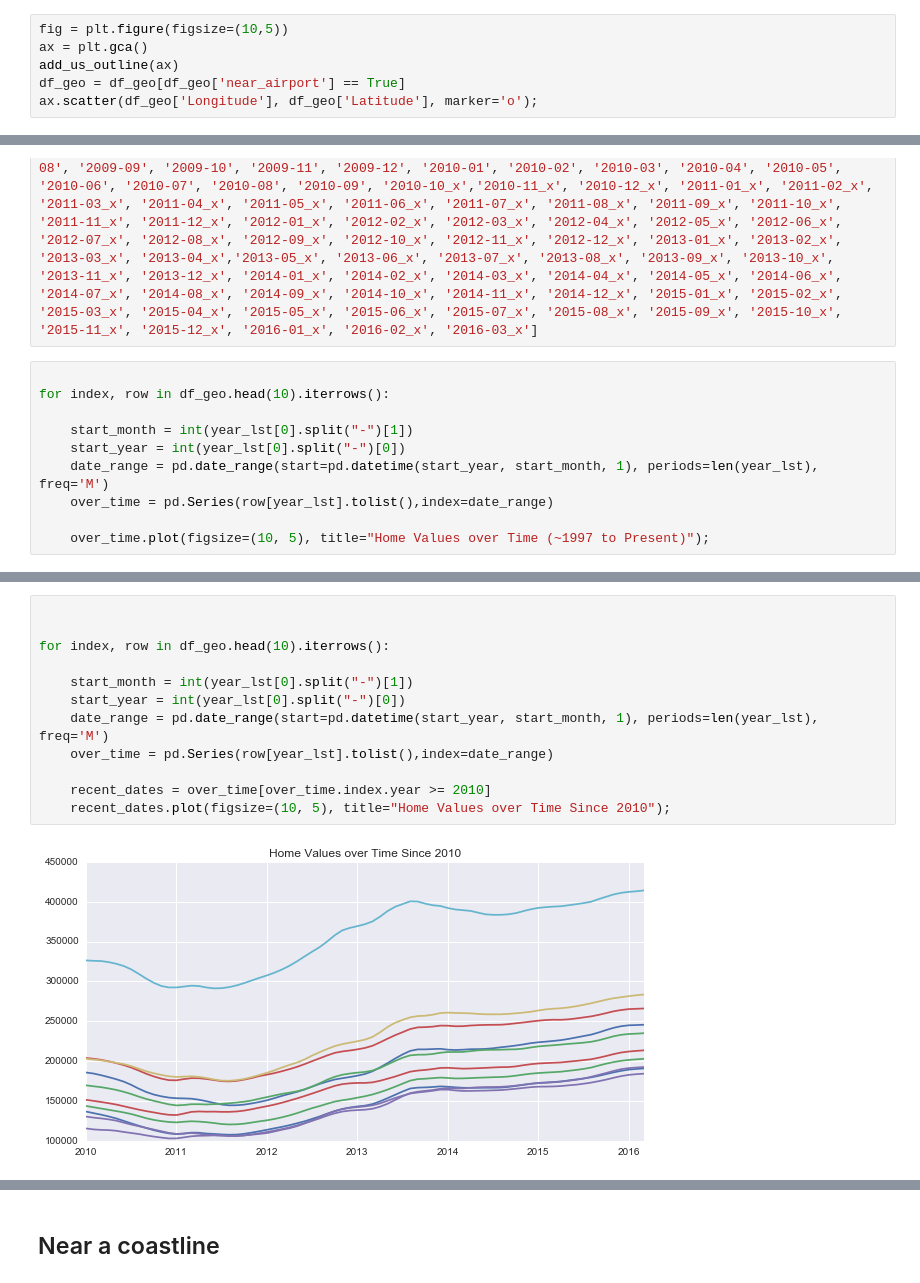
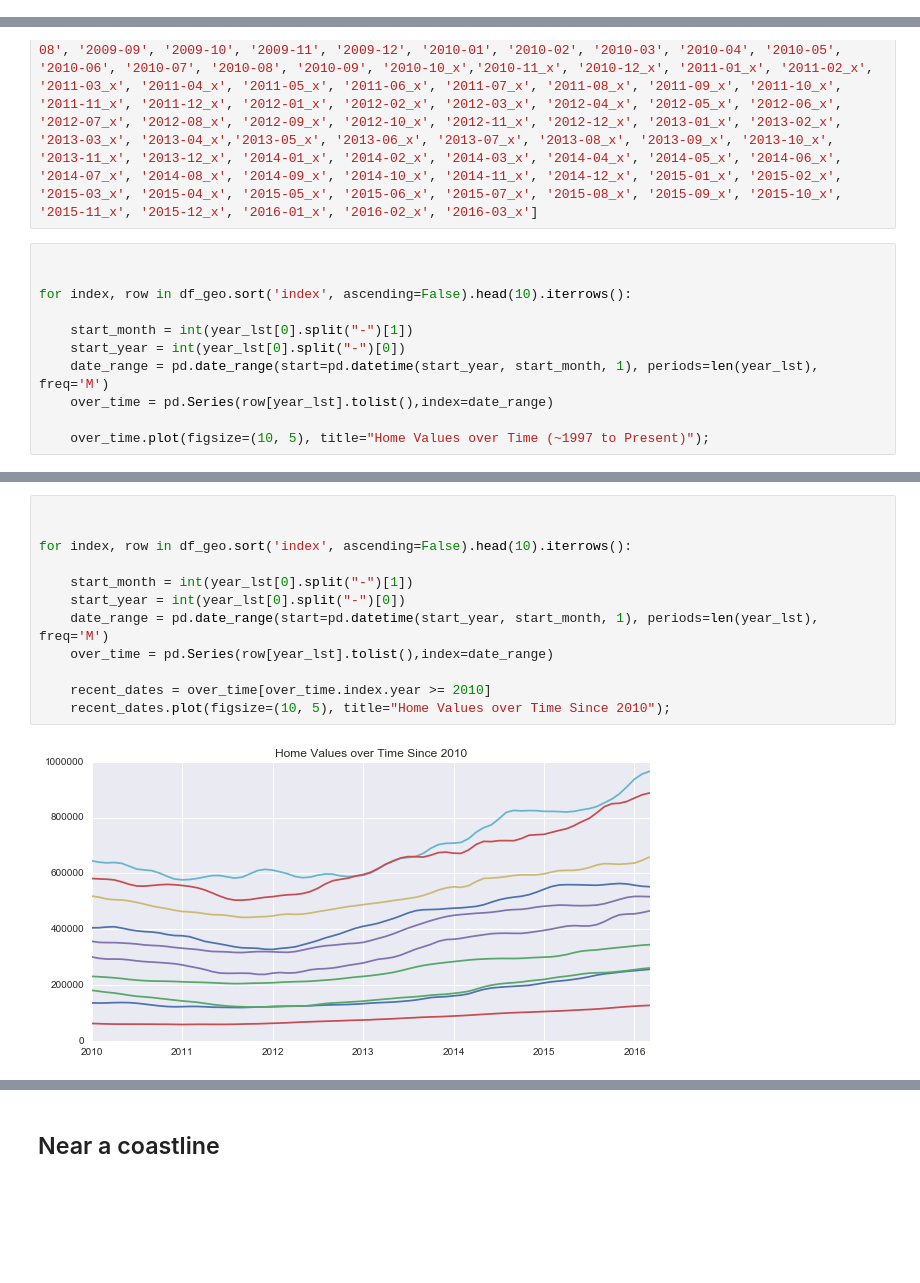
Before and after one commit to matt-stringer/vacation-rentals, a Jupyter notebook: Second Home Analysis.ipynb, the cells around one changed output, grey strips where cells are left out. Saved outputs shown, nothing was run; the diff lists cells and outputs as text; blank space fills up the shorter version.

```diff
--- a/Second Home Analysis.ipynb
+++ b/Second Home Analysis.ipynb
@@ -199,9 +219,3 @@ def check_location(row):
 
 
 df_geo['near_airport'] = df_geo.apply(check_location, axis=1)
-# %%
-fig = plt.figure(figsize=(10,5))
-ax = plt.gca()
-add_us_outline(ax)
-df_geo = df_geo[df_geo['near_airport'] == True]
-ax.scatter(df_geo['Longitude'], df_geo['Latitude'], marker='o');
@@ -304,6 +338,7 @@ year_lst = ['1996-04', '1996-05', '1996-06', '1996-07', '1996-08', '1996-09', '1
 # %%
 
-for index, row in df_geo.head(10).iterrows():
+
+for index, row in df_geo.sort('index', ascending=False).head(10).iterrows():
 
     start_month = int(year_lst[0].split("-")[1])
     start_year = int(year_lst[0].split("-")[0])
@@ -316,16 +351,16 @@ for index, row in df_geo.head(10).iterrows():
 # %%
 
 
-for index, row in df_geo.head(10).iterrows():
+for index, row in df_geo.sort('index', ascending=False).head(10).iterrows():
 
     start_month = int(year_lst[0].split("-")[1])
     start_year = int(year_lst[0].split("-")[0])
     date_range = pd.date_range(start=pd.datetime(start_year, start_month, 1), periods=len(year_lst), freq='M')
     over_time = pd.Series(row[year_lst].tolist(),index=date_range)
 
     recent_dates = over_time[over_time.index.year >= 2010]
     recent_dates.plot(figsize=(10, 5), title="Home Values over Time Since 2010");
 # %% [output]
-[figure, old version]
+[figure, new version]
 # %%
 
```
Also changed, not shown: parts of 24 cells of this notebook, 1 other file.
